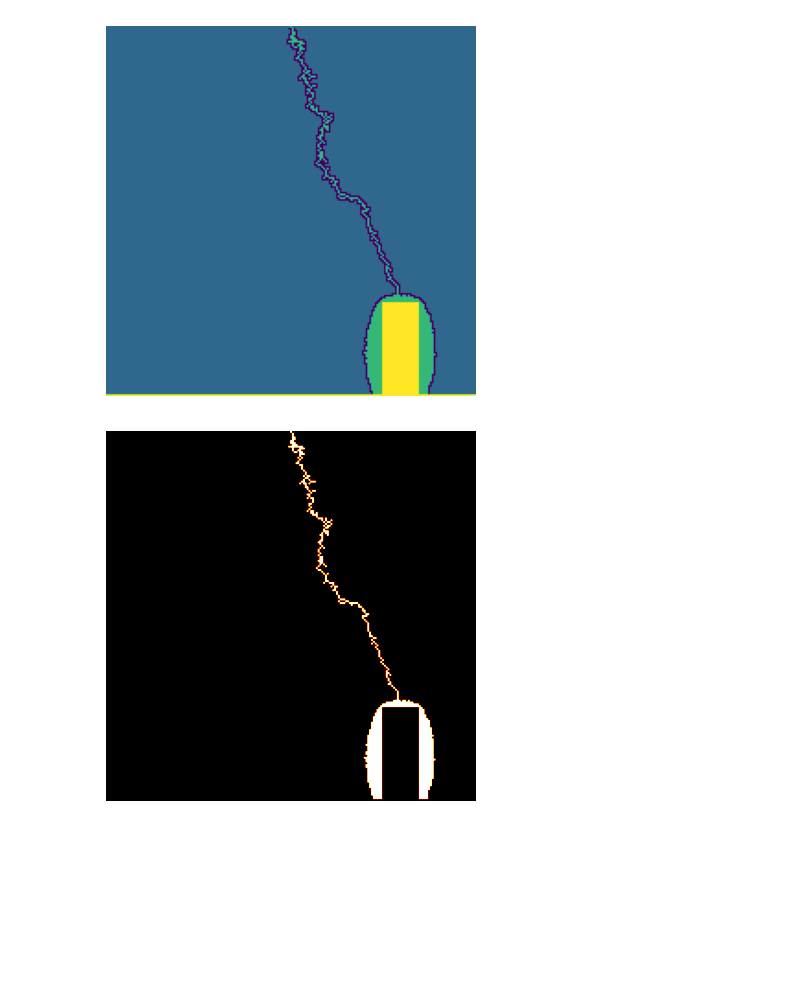
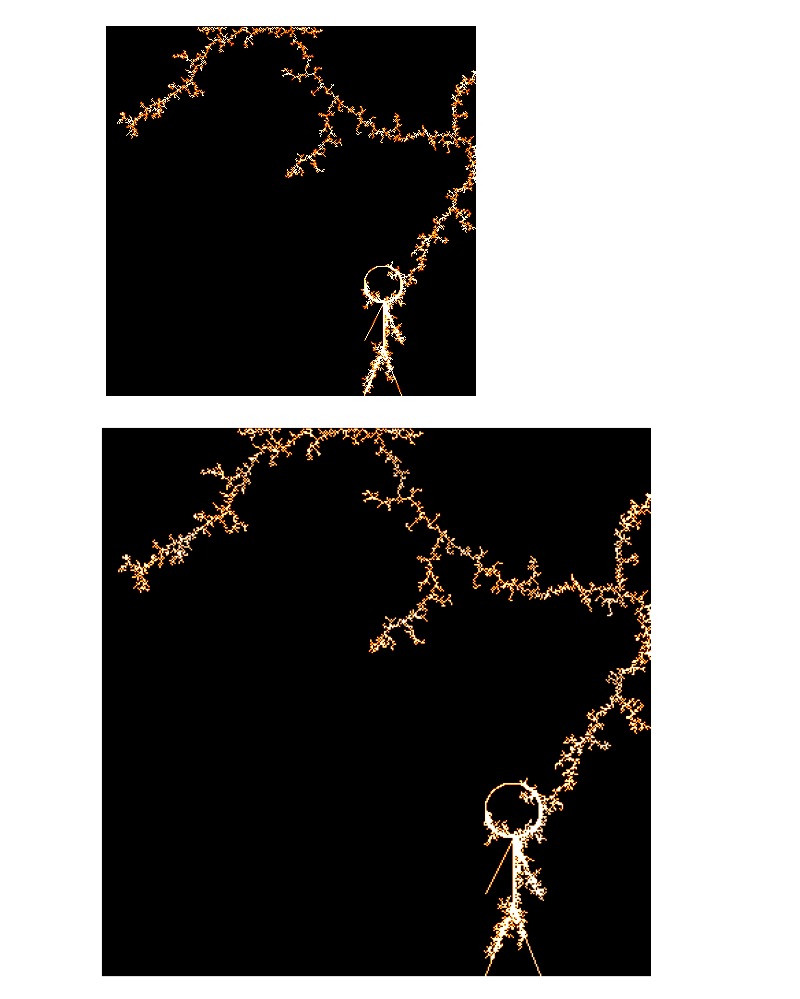
Before and after one commit to tachophobia/ISEF2425, a Jupyter notebook: display_DBM.ipynb, the cells around one changed output. Saved outputs shown, nothing was run; the diff lists cells and outputs as text; code cells hidden in the pictures; blank space fills up the shorter version.

```diff
--- a/display_DBM.ipynb
+++ b/display_DBM.ipynb
@@ -4,10 +4,42 @@ import numpy as np
-# %%
-dbm = DBM(eta=100, dim=100, seed=(0, 100))
-dbm.add_line_of_charge((2*dbm.dim, 0), (2*dbm.dim, 2*dbm.dim), 1e5)
-dbm.add_rectangle_of_charge((1.5*dbm.dim, 1.5*dbm.dim), (2*dbm.dim, 1.7*dbm.dim), 1e5)
-dbm.simulate(steps=1000)
-dbm.show(show_environment=True)
-dbm.show()
-# %% [output]
-[figure, removed]
-[figure, removed]
+# %%
+dim=200
+dbm = DBM(eta=8, dim=dim, seed=(0, dim))
+
+dbm.add_circle_of_charge((dim+80, dim+100), 20, 1)
+dbm.add_line_of_charge((dim+100, dim+100), (dim+150, dim+100), 1)
+dbm.add_line_of_charge((dim+150, dim+100), (dim*2, dim+80), 1)
+dbm.add_line_of_charge((dim+150, dim+100), (dim*2, dim+120), 1)
+dbm.add_line_of_charge((dim+100, dim+100), (dim+140, dim+80), 1)
+dbm.add_line_of_charge((dim+100, dim+100), (dim+140, dim+120), 1)
+
+
+steps, frames = dbm.simulate(steps=5000, animate=True)
+dbm.show()
+# %% [output]
+[figure, added]
+# %%
+import matplotlib.animation as animation
+import numpy as np
+
+dpi = 100
+fig, ax = plt.subplots(figsize=(10, 10))
+fig.tight_layout(pad=0)
+def update(frame):
+    ax.clear()
+    ax.axis('off')
+    frame[np.where(frame<0)] = 0
+    ax.imshow(frame, cmap='afmhot')
+
+f = []
+i = 1
+n = 3
+while i < len(frames):
+    f.append(frames[int(i)])
+    i = i * n
+    n = max(1.05, n*0.9)
+
+
+ani = animation.FuncAnimation(fig, update, frames=f, interval=1)
+ani.save("movie.gif", dpi=dpi)
+# %% [output]
+[figure, added]
```
Also changed, not shown: parts of 1 cell of this notebook, 2 other files.
